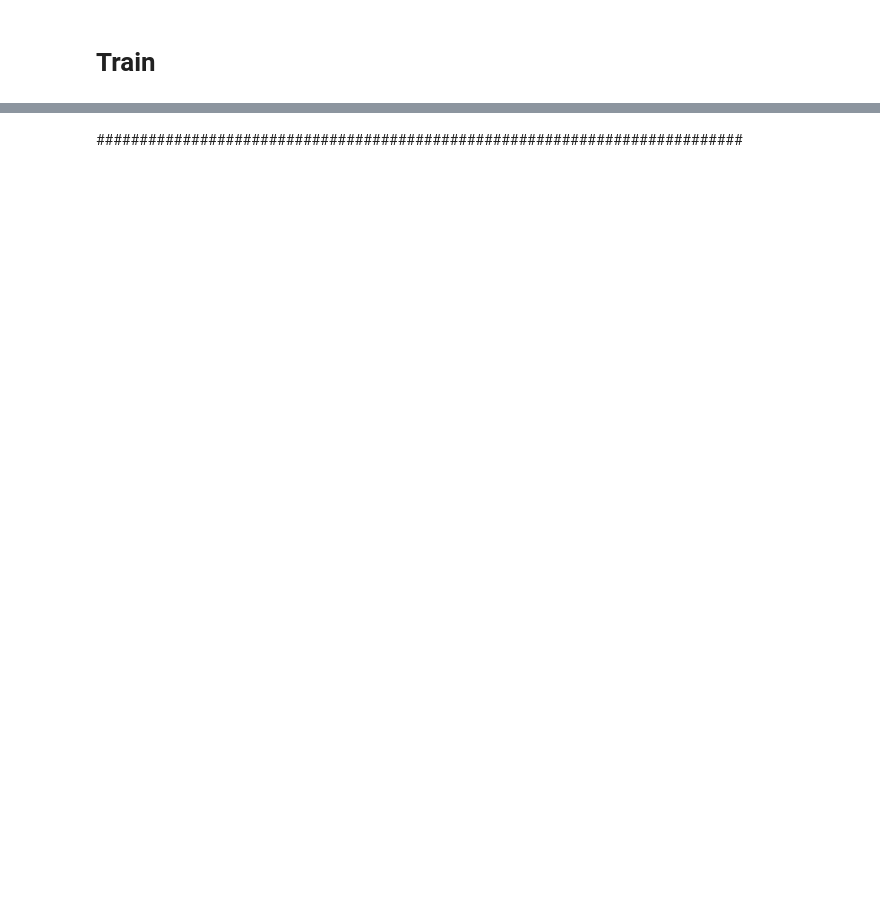
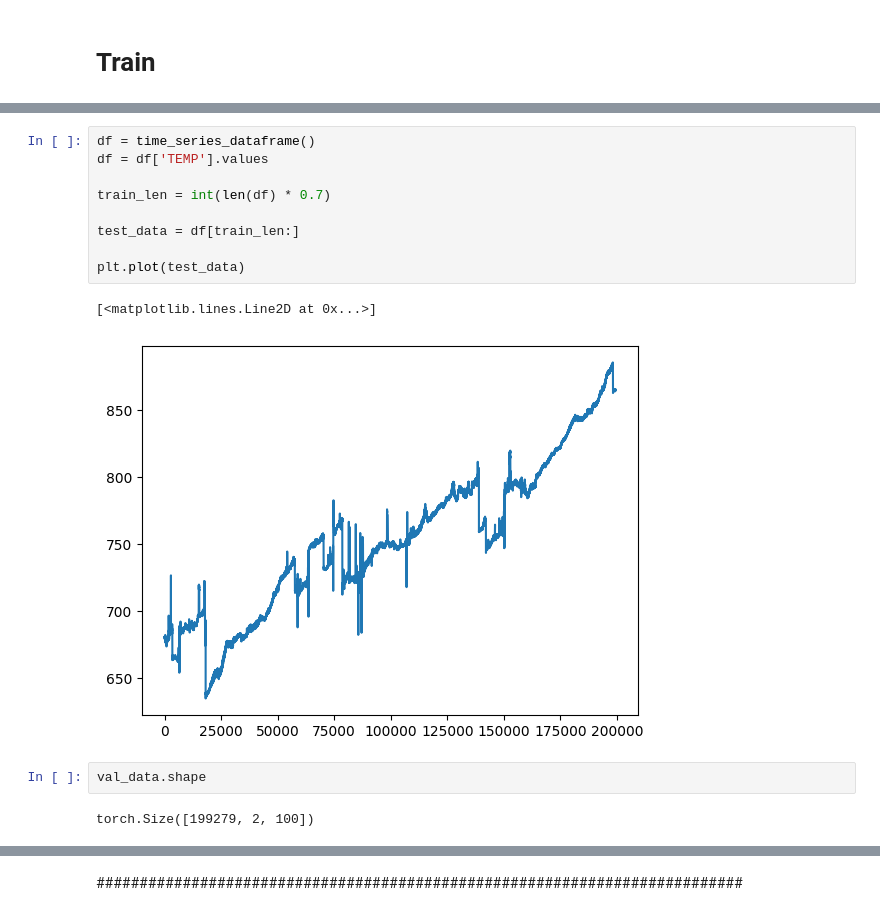
Before and after one commit to ksh914/hanhwa, a Jupyter notebook: model/transformer_multistep_prediction.ipynb, the cells around one changed output, grey strips where cells are left out. Saved outputs shown, nothing was run; the diff lists cells and outputs as text; blank space fills up the shorter version.

```diff
--- a/model/transformer_multistep_prediction.ipynb
+++ b/model/transformer_multistep_prediction.ipynb
@@ -350,0 +351,16 @@ KeyboardInterrupt:
+# %%
+df = time_series_dataframe()
+df = df['TEMP'].values
+
+train_len = int(len(df) * 0.7)
+
+test_data = df[train_len:]
+
+plt.plot(test_data)
+# %% [output]
+[<matplotlib.lines.Line2D at 0x...>]
+[figure, added]
+# %%
+val_data.shape
+# %% [output]
+torch.Size([199279, 2, 100])
```
Also changed, not shown: parts of 29 cells of this notebook, 13 other files.
